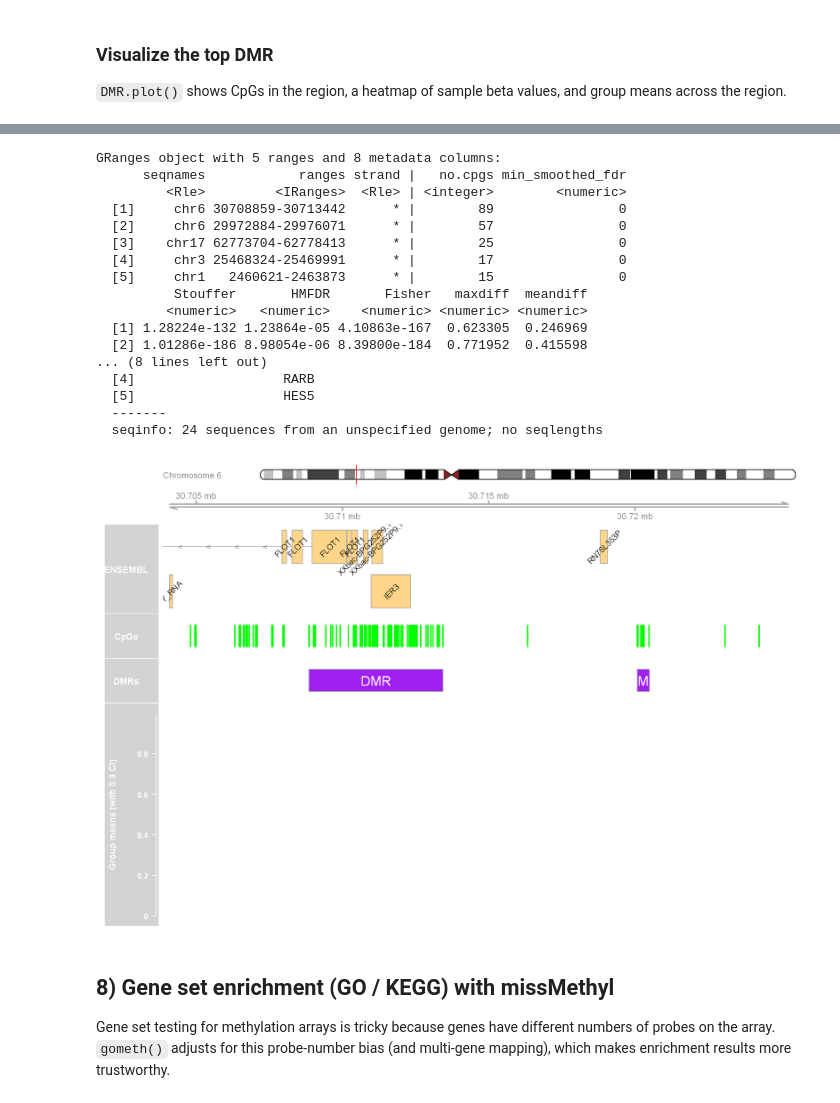
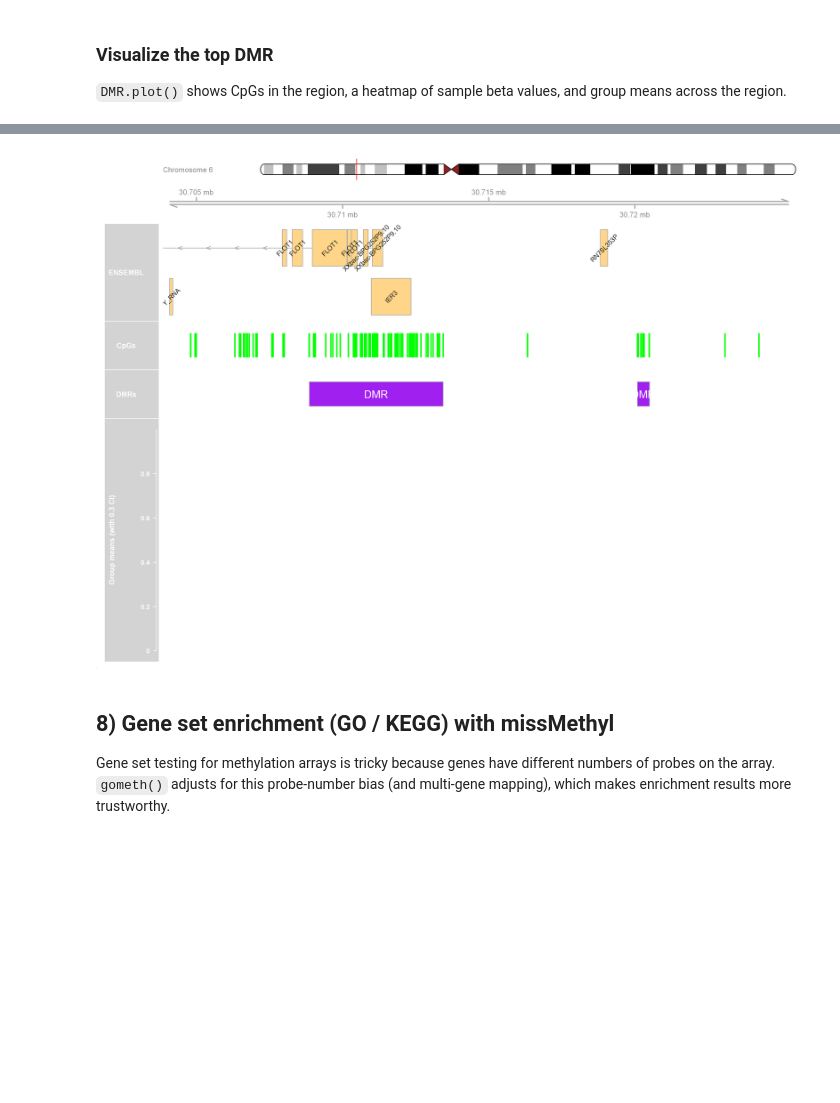
Before and after one commit to meshik/bioinformatics-code-hub, a Jupyter notebook: epigenomics/dna_methylation/r.ipynb, the cells around one changed output, grey strips where cells are left out. Drawn from its saved outputs; the diff is of its cells as text; code cells hidden in the pictures; blank space fills up the shorter version.

```diff
--- a/epigenomics/dna_methylation/r.ipynb
+++ b/epigenomics/dna_methylation/r.ipynb
@@ -41,7 +32,10 @@ We load the IDATs into an RGChannelSet, then attach the targets table as phenoty
 targets <- read.csv(file.path(ds_dir, "targets.csv"), stringsAsFactors = FALSE)
 targets[, c("Sample_Name", "geo_accession", "Sample_Group", "Basename")]
 
-rgSet <- read.metharray.exp(base = ds_dir, targets = targets, extended = TRUE)
+rgSet <- read.metharray.exp(
+    base = file.path(ds_dir, "idats"),
+    targets = targets,
+    extended = TRUE)
 
 # keep stable, human-readable sample names
 colnames(rgSet) <- make.unique(targets$Sample_Name)
@@ -211,0 +135,7 @@ mvals_f <- getM(gSet_f)
+# %%
+keep_probes <- rowMeans(detP <= 0.01, na.rm = TRUE) >= 0.90
+sum(keep_probes)
+
+gSet  <- gSet[keep_probes, ]
+beta  <- getBeta(gSet)
+mvals <- getM(gSet)
@@ -330,37 +205,27 @@ DMRs are clusters of nearby CpGs that shift together, which often map more clean
 
 `DMR.plot()` shows CpGs in the region, a heatmap of sample beta values, and group means across the region.
 # %%
-library(DMRcate)
-
-# (Optional sanity check: 450K probes should look like "cg0000..."
-head(rownames(beta_sub))
-
-myAnnotation <- cpg.annotate(
+ann <- cpg.annotate(
   object = m_sub,
   datatype = "array",
   what = "M",
   analysis.type = "differential",
   design = design,
-  contrasts = TRUE,
-  cont.matrix = cont,
-  coef = colnames(cont)[1],
+  coef = 2,            # Sample_Grouptumor
   arraytype = "450K"
 )
 
-dmrc <- dmrcate(myAnnotation, lambda = 1000, C = 2)
+dmrc <- dmrcate(ann, lambda = 1000, C = 2)
 dmrs <- extractRanges(dmrc, genome = "hg19")
 
 dmrs[1:5]
 
-# Plot first DMR (if present)
-if (length(dmrs) > 0) {
-  DMR.plot(
-    ranges = dmrs,
-    dmr = 1,
-    CpGs = beta_sub,
-    phen.col = pheno_sub$Sample_Group,
-    arraytype = "450K",
-    genome = "hg19"
-  )
-}
+DMR.plot(
+  ranges = dmrs,
+  dmr = 1,
+  CpGs = beta_sub,
+  phen.col = pheno$Sample_Group,
+  arraytype = "450K",
+  genome = "hg19"
+)
 # %% [output]
@@ -386,21 +266,4 @@ loading from cache
-GRanges object with 5 ranges and 8 metadata columns:
-      seqnames            ranges strand |   no.cpgs min_smoothed_fdr
-         <Rle>         <IRanges>  <Rle> | <integer>        <numeric>
-  [1]     chr6 30708859-30713442      * |        89                0
-  [2]     chr6 29972884-29976071      * |        57                0
-  [3]    chr17 62773704-62778413      * |        25                0
-  [4]     chr3 25468324-25469991      * |        17                0
-  [5]     chr1   2460621-2463873      * |        15                0
-          Stouffer       HMFDR       Fisher   maxdiff  meandiff
-         <numeric>   <numeric>    <numeric> <numeric> <numeric>
-  [1] 1.28224e-132 1.23864e-05 4.10863e-167  0.623305  0.246969
-  [2] 1.01286e-186 8.98054e-06 8.39800e-184  0.771952  0.415598
-... (8 lines left out)
-  [4]                   RARB
-  [5]                   HES5
-  -------
-  seqinfo: 24 sequences from an unspecified genome; no seqlengths
-[figure, old version]
+[figure, new version]
 # %% [markdown]
 ## 8) Gene set enrichment (GO / KEGG) with missMethyl
 
```
Also changed, not shown: parts of 19 cells of this notebook.
